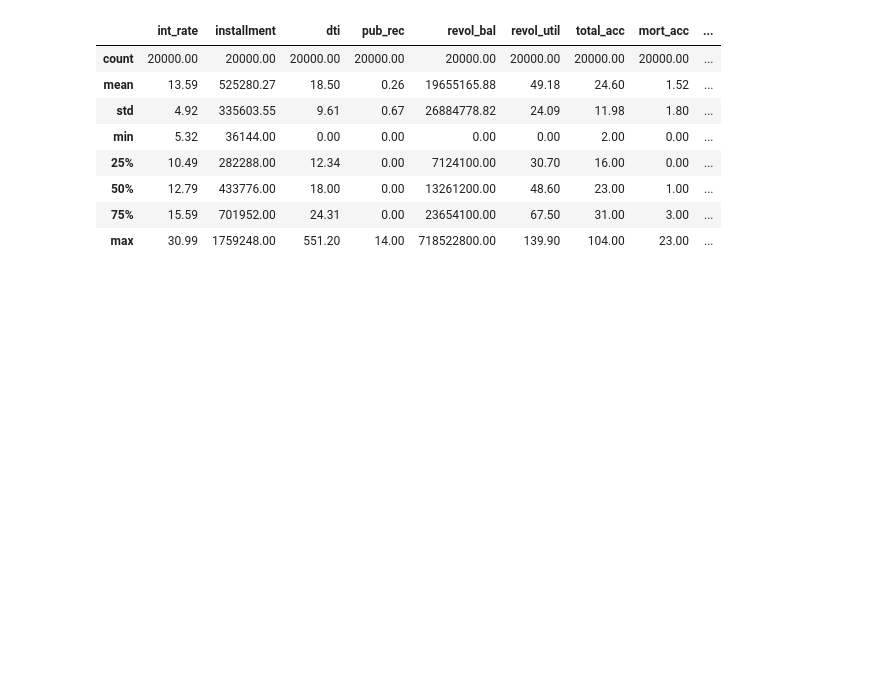
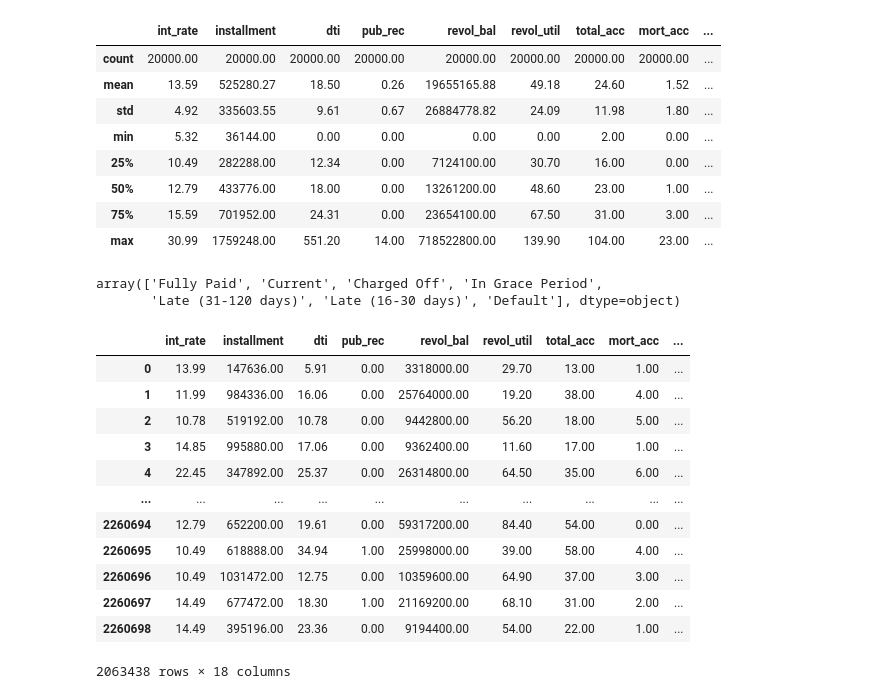
Before and after one commit to oeloanja/ML_screening, a Jupyter notebook: preprocessing.ipynb, the cells around one changed output. Cells and saved outputs as stored; diff of their text form; code cells hidden in the pictures; blank space fills up the shorter version.

```diff
--- a/preprocessing.ipynb
+++ b/preprocessing.ipynb
@@ -371,3 +371,28 @@ data_ver3_20.describe()
 | 50% | 12.79 | 433776.00 | 18.00 | 0.00 | 13261200.00 | 48.60 | 23.00 | 1.00 | ... |
 | 75% | 15.59 | 701952.00 | 24.31 | 0.00 | 23654100.00 | 67.50 | 31.00 | 3.00 | ... |
 | max | 30.99 | 1759248.00 | 551.20 | 14.00 | 718522800.00 | 139.90 | 104.00 | 23.00 | ... |
+# %%
+data_ver3['loan_status'].unique()
+# %% [output]
+array(['Fully Paid', 'Current', 'Charged Off', 'In Grace Period',
+       'Late (31-120 days)', 'Late (16-30 days)', 'Default'], dtype=object)
+# %%
+data_ver3_target = data_ver3.assign(target = np.where(data_ver3['loan_status'] == 'Fully Paid', 0,
+                                            np.where((data_ver3['loan_status'] == 'Late (31-120 days)') | (data_ver3['loan_status'] == 'Late (16-30 days)'), 1,
+                                            np.where((data_ver3['loan_status'] == 'Default') | (data_ver3['loan_status'] == 'Charged Off'), 2, np.nan))))
+# %%
+data_ver3_target
+# %% [output]
+|  | int_rate | installment | dti | pub_rec | revol_bal | revol_util | total_acc | mort_acc | ... |
+| 0 | 13.99 | 147636.00 | 5.91 | 0.00 | 3318000.00 | 29.70 | 13.00 | 1.00 | ... |
+| 1 | 11.99 | 984336.00 | 16.06 | 0.00 | 25764000.00 | 19.20 | 38.00 | 4.00 | ... |
+| 2 | 10.78 | 519192.00 | 10.78 | 0.00 | 9442800.00 | 56.20 | 18.00 | 5.00 | ... |
+| 3 | 14.85 | 995880.00 | 17.06 | 0.00 | 9362400.00 | 11.60 | 17.00 | 1.00 | ... |
+| 4 | 22.45 | 347892.00 | 25.37 | 0.00 | 26314800.00 | 64.50 | 35.00 | 6.00 | ... |
+| ... | ... | ... | ... | ... | ... | ... | ... | ... | ... |
+| 2260694 | 12.79 | 652200.00 | 19.61 | 0.00 | 59317200.00 | 84.40 | 54.00 | 0.00 | ... |
+| 2260695 | 10.49 | 618888.00 | 34.94 | 1.00 | 25998000.00 | 39.00 | 58.00 | 4.00 | ... |
+| 2260696 | 10.49 | 1031472.00 | 12.75 | 0.00 | 10359600.00 | 64.90 | 37.00 | 3.00 | ... |
+| 2260697 | 14.49 | 677472.00 | 18.30 | 1.00 | 21169200.00 | 68.10 | 31.00 | 2.00 | ... |
+| 2260698 | 14.49 | 395196.00 | 23.36 | 0.00 | 9194400.00 | 54.00 | 22.00 | 1.00 | ... |
+2063438 rows × 18 columns
```
Also changed, not shown: parts of 28 cells of this notebook, 2 other files.
